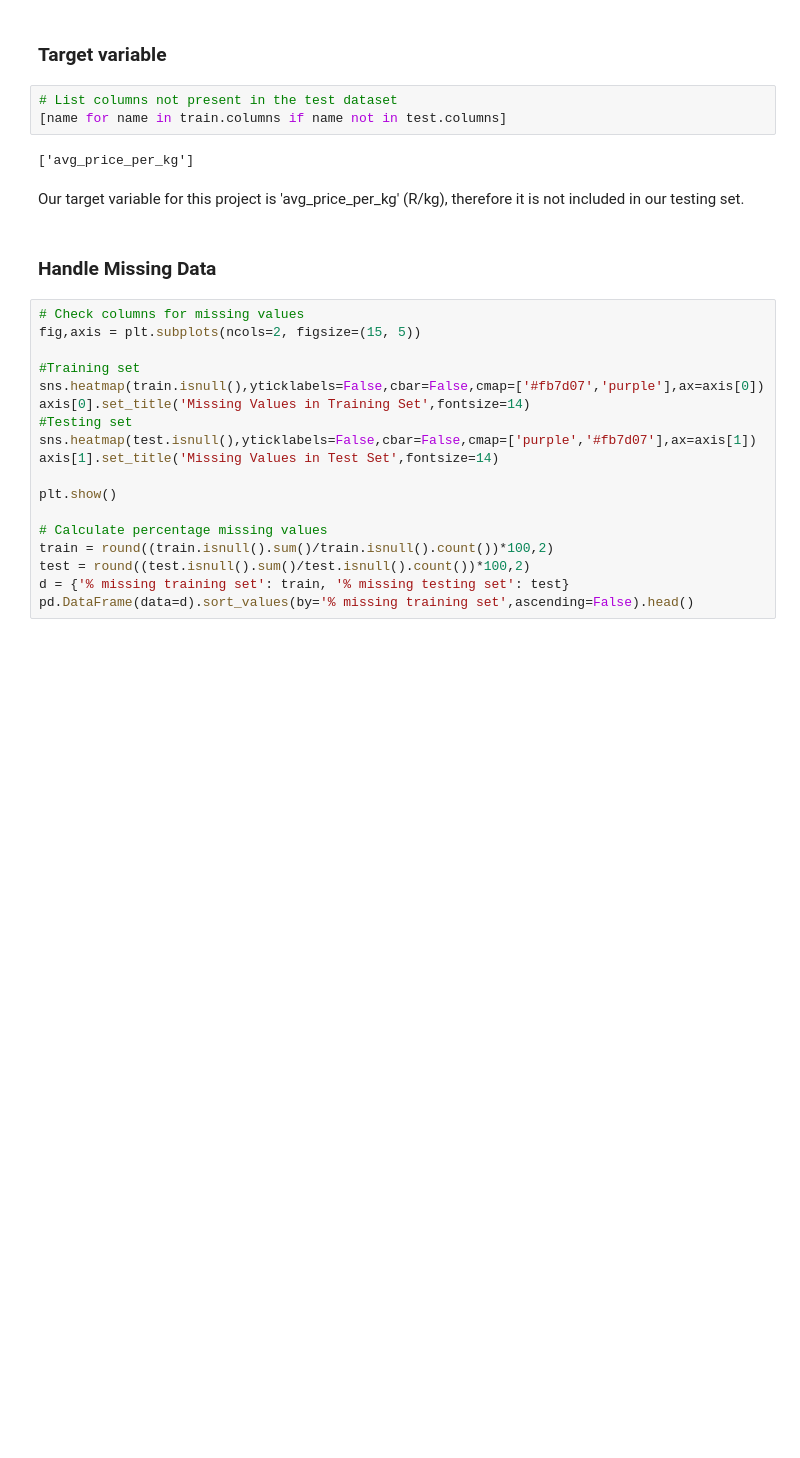
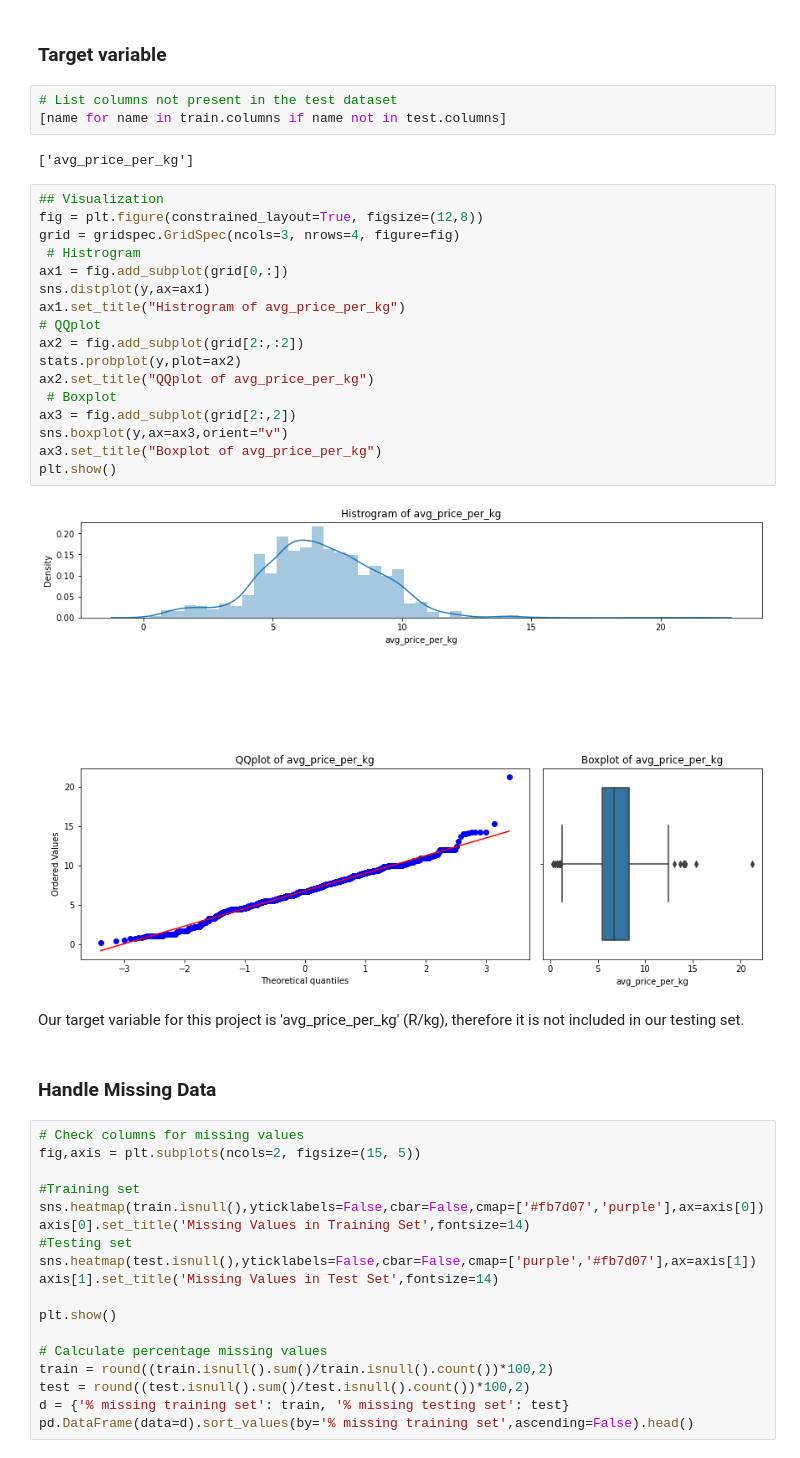
Before and after one commit to Iddo-Smith/regression-apples-predict-api-template, a Jupyter notebook: apple_prices_workbook.ipynb, the cells around one changed output. Drawn from its saved outputs; the diff is of its cells as text; blank space fills up the shorter version.

```diff
--- a/apple_prices_workbook.ipynb
+++ b/apple_prices_workbook.ipynb
@@ -145,6 +147,25 @@ test.head()
 [name for name in train.columns if name not in test.columns]
 # %% [output]
 ['avg_price_per_kg']
+# %%
+## Visualization
+fig = plt.figure(constrained_layout=True, figsize=(12,8))
+grid = gridspec.GridSpec(ncols=3, nrows=4, figure=fig)
+ # Histrogram
+ax1 = fig.add_subplot(grid[0,:])
+sns.distplot(y,ax=ax1)
+ax1.set_title("Histrogram of avg_price_per_kg")
+# QQplot
+ax2 = fig.add_subplot(grid[2:,:2])
+stats.probplot(y,plot=ax2)
+ax2.set_title("QQplot of avg_price_per_kg")
+ # Boxplot
+ax3 = fig.add_subplot(grid[2:,2])
+sns.boxplot(y,ax=ax3,orient="v")
+ax3.set_title("Boxplot of avg_price_per_kg")
+plt.show()
+# %% [output]
+[figure, added]
 # %% [markdown]
 Our target variable for this project is 'avg_price_per_kg' (R/kg), therefore it is not included in our testing set.
 # %% [markdown]
```
Also changed, not shown: parts of 18 cells of this notebook.
